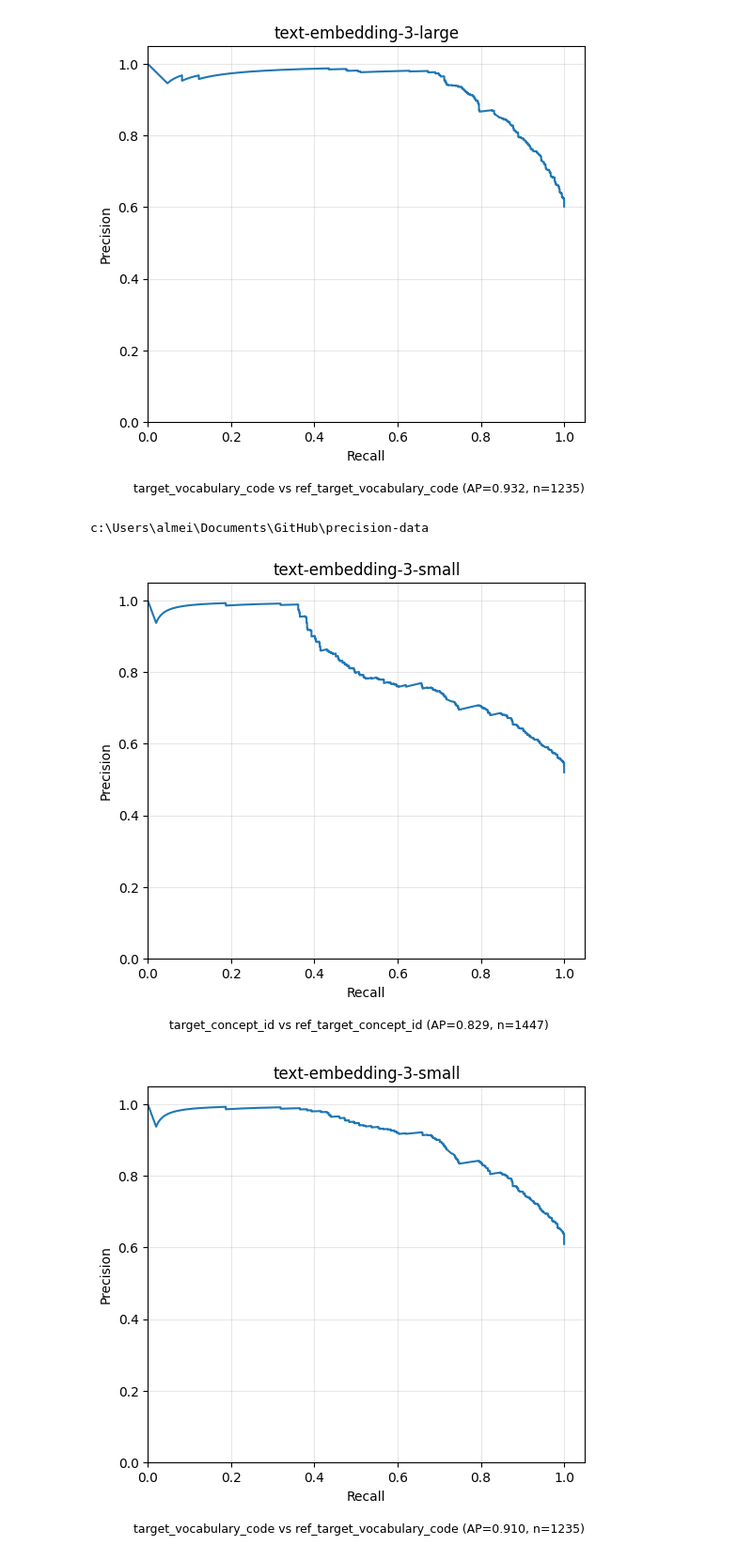
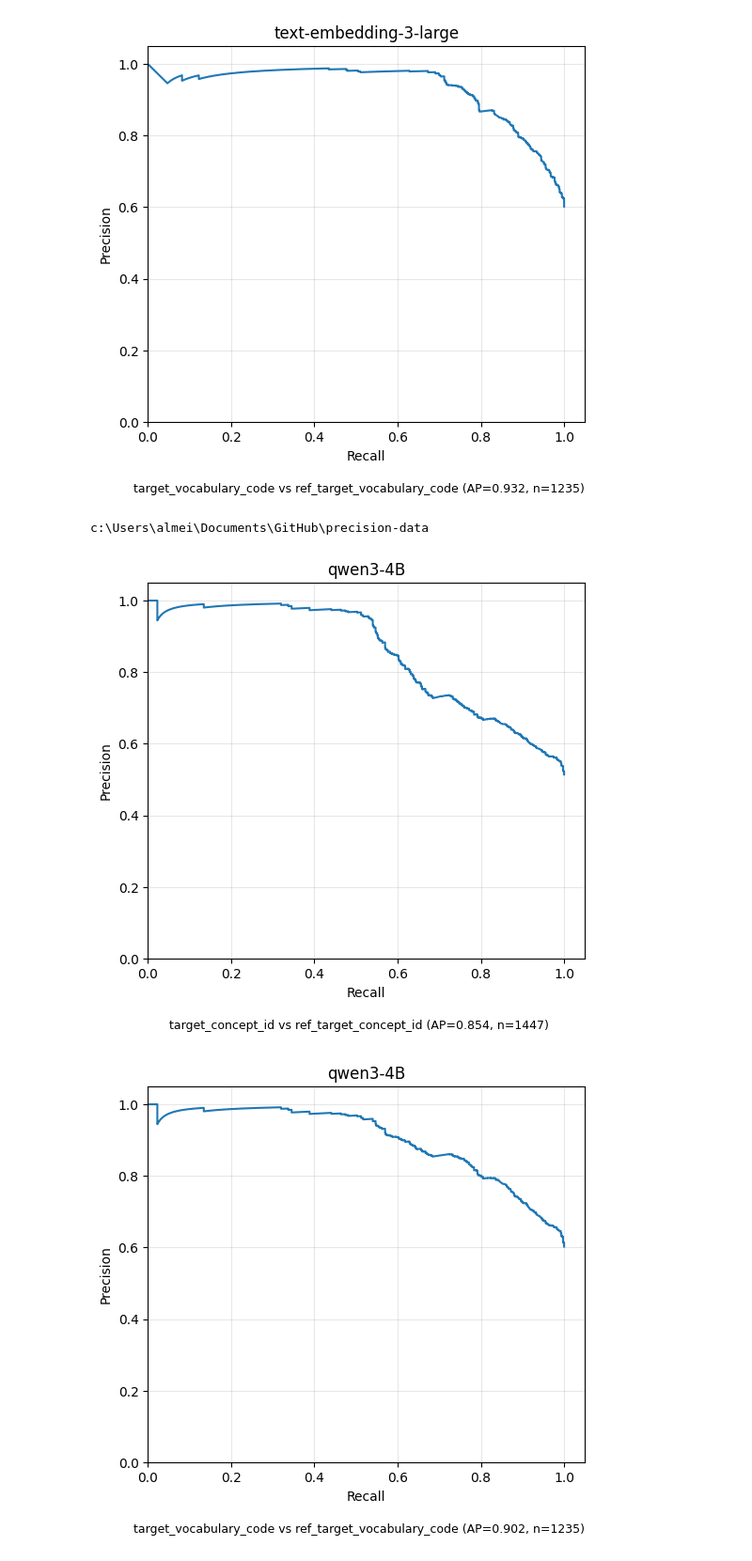
Before and after one commit to precisiondata/aatm, a Jupyter notebook: notebooks/eval.ipynb, the cells around one changed output. Shown at 94% size. Cells and saved outputs as stored; diff of their text form; code cells hidden in the pictures.

```diff
--- a/notebooks/eval.ipynb
+++ b/notebooks/eval.ipynb
@@ -140,6 +140,7 @@ import matplotlib.pyplot as plt
 from sklearn.metrics import precision_recall_curve, average_precision_score
 
 from aatm.embedding_functions import Qwen3EmbeddingFunction
+from aatm.rerankers import Qwen3RerankerModels
 from aatm.retrievers import CHROMADB_RETRIEVER_MODEL_REGISTRY
 
 
@@ -198,8 +199,9 @@ datasets_base_path.mkdir(exist_ok=True)
 
 model_registry = CHROMADB_RETRIEVER_MODEL_REGISTRY
 
-for model_name in ["text-embedding-3-small"]:
-    for reranker_name in ["Qwen/Qwen3-Reranker-4B"]:
+for model_name in ["qwen3-4B"]:
+    for reranker_name in ["BM25", Qwen3RerankerModels.QWEN3_06B.value,
+        Qwen3RerankerModels.QWEN3_4B.value]:
         eval_path = Path(f'output/{model_name}/with-reranker/{reranker_name}/mapped_source_concepts.csv')
         eval_df = pd.read_csv(eval_path)
 
@@ -214,32 +216,32 @@ for model_name in ["text-embedding-3-small"]:
         assert ref_df_filtered['source_code'].tolist() == eval_df_filtered['source_code'].tolist()
 
         eval_df_filtered['target_concept_id_match'] = ref_df_filtered['target_concept_id'] == eval_df_filtered['target_concept_id'].astype(str)
         eval_df_filtered['ref_target_concept_id'] = ref_df_filtered['target_concept_id']
         eval_df_filtered['ref_target_vocabulary_code'] = ref_df_filtered['target_vocabulary_code']
         eval_df_filtered.to_csv(Path(model_registry[model_name]["output_path"])/"output_vs_ref.csv")
 
         # 1) concept_id
         y1, s1, p1, r1, t1, ap1, n1 = pr_data(
             eval_df_filtered,
             "target_concept_id",
             "ref_target_concept_id")
         plot_pr(
             p1,
             r1,
             title=f"{model_name}",
             caption=f"target_concept_id vs ref_target_concept_id (AP={ap1:.3f}, n={n1})",
             outfile=Path(model_registry[model_name]["output_path"], f"with-reranker/{reranker_name}")/"pr_concept_id.png")
 
         # 2) vocabulary_code
         y2, s2, p2, r2, t2, ap2, n2 = pr_data(eval_df_filtered, "target_vocabulary_code", "ref_target_vocabulary_code")
         plot_pr(
             p2,
             r2,
             title=f"{model_name}",
             caption=f"target_vocabulary_code vs ref_target_vocabulary_code (AP={ap2:.3f}, n={n2})",
             outfile=Path(model_registry[model_name]["output_path"], f"with-reranker/{reranker_name}")/"pr_vocabulary_code.png"
             )
 # %% [output]
 c:\Users\almei\Documents\GitHub\precision-data
-[figure, old version]
+[figure, new version]
-[figure, old version]
+[figure, new version]
```
Also changed, not shown: parts of 3 cells of this notebook.
